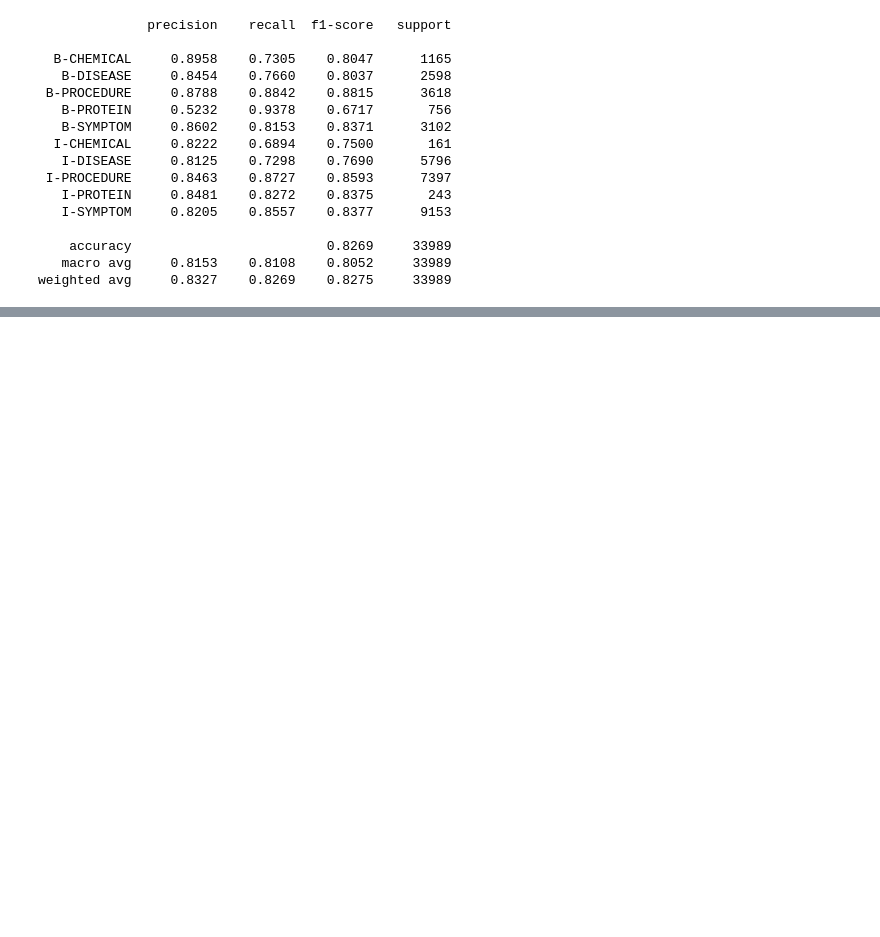
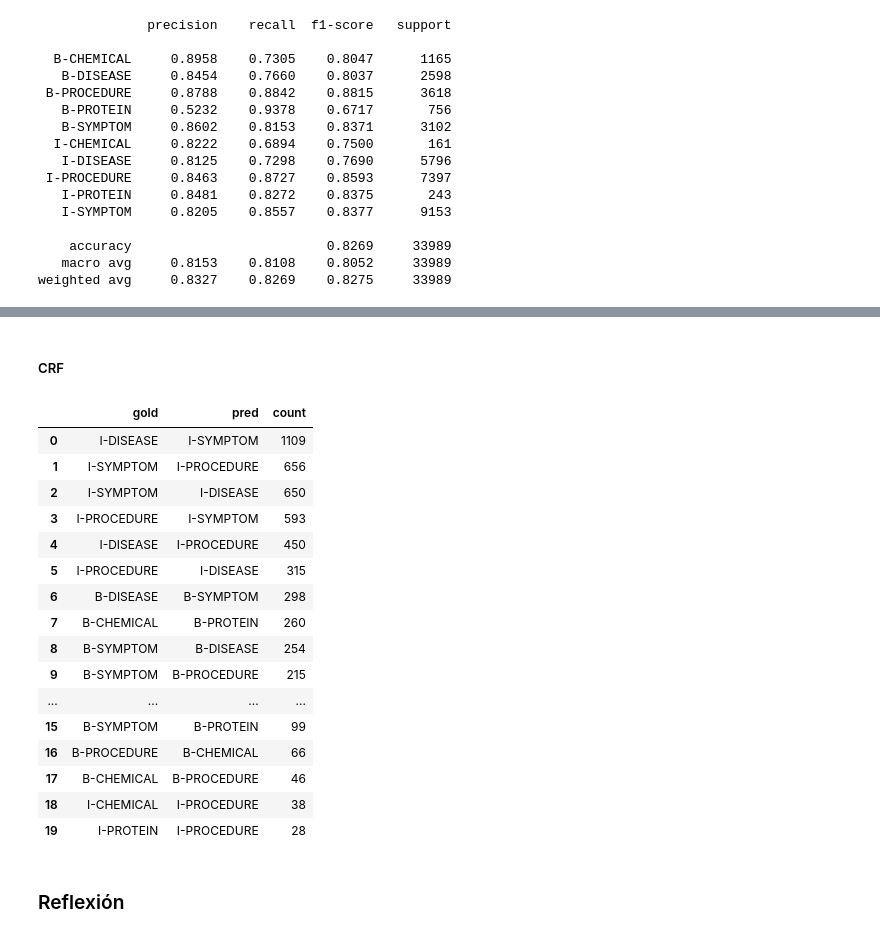
Before and after one commit to TheKiesling/hmm-crf-spanish-ner, a Jupyter notebook: hmm-crf-spanish-ner.ipynb, the cells around one changed output, grey strips where cells are left out. Saved outputs shown, nothing was run; the diff lists cells and outputs as text; code cells hidden in the pictures; blank space fills up the shorter version.

```diff
--- a/hmm-crf-spanish-ner.ipynb
+++ b/hmm-crf-spanish-ner.ipynb
@@ -423,0 +518,24 @@ weighted avg     0.8327    0.8269    0.8275     33989
+# %% [markdown]
+##### CRF
+# %%
+df_conf_crf
+# %% [output]
+|  | gold | pred | count |
+| 0 | I-DISEASE | I-SYMPTOM | 1109 |
+| 1 | I-SYMPTOM | I-PROCEDURE | 656 |
+| 2 | I-SYMPTOM | I-DISEASE | 650 |
+| 3 | I-PROCEDURE | I-SYMPTOM | 593 |
+| 4 | I-DISEASE | I-PROCEDURE | 450 |
+| 5 | I-PROCEDURE | I-DISEASE | 315 |
+| 6 | B-DISEASE | B-SYMPTOM | 298 |
+| 7 | B-CHEMICAL | B-PROTEIN | 260 |
+| 8 | B-SYMPTOM | B-DISEASE | 254 |
+| 9 | B-SYMPTOM | B-PROCEDURE | 215 |
+| ... | ... | ... | ... |
+| 15 | B-SYMPTOM | B-PROTEIN | 99 |
+| 16 | B-PROCEDURE | B-CHEMICAL | 66 |
+| 17 | B-CHEMICAL | B-PROCEDURE | 46 |
+| 18 | I-CHEMICAL | I-PROCEDURE | 38 |
+| 19 | I-PROTEIN | I-PROCEDURE | 28 |
+# %% [markdown]
+### Reflexión
```
Also changed, not shown: parts of 15 cells of this notebook.
